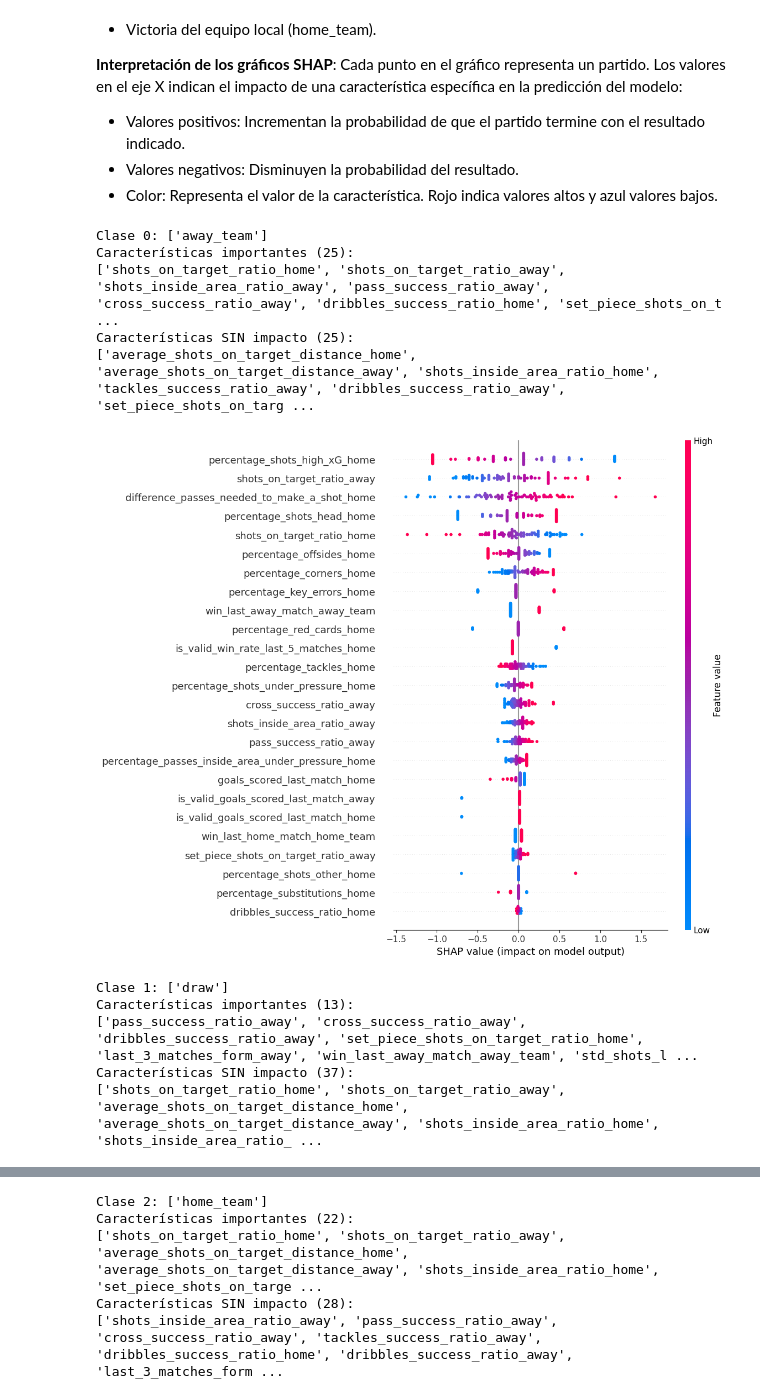
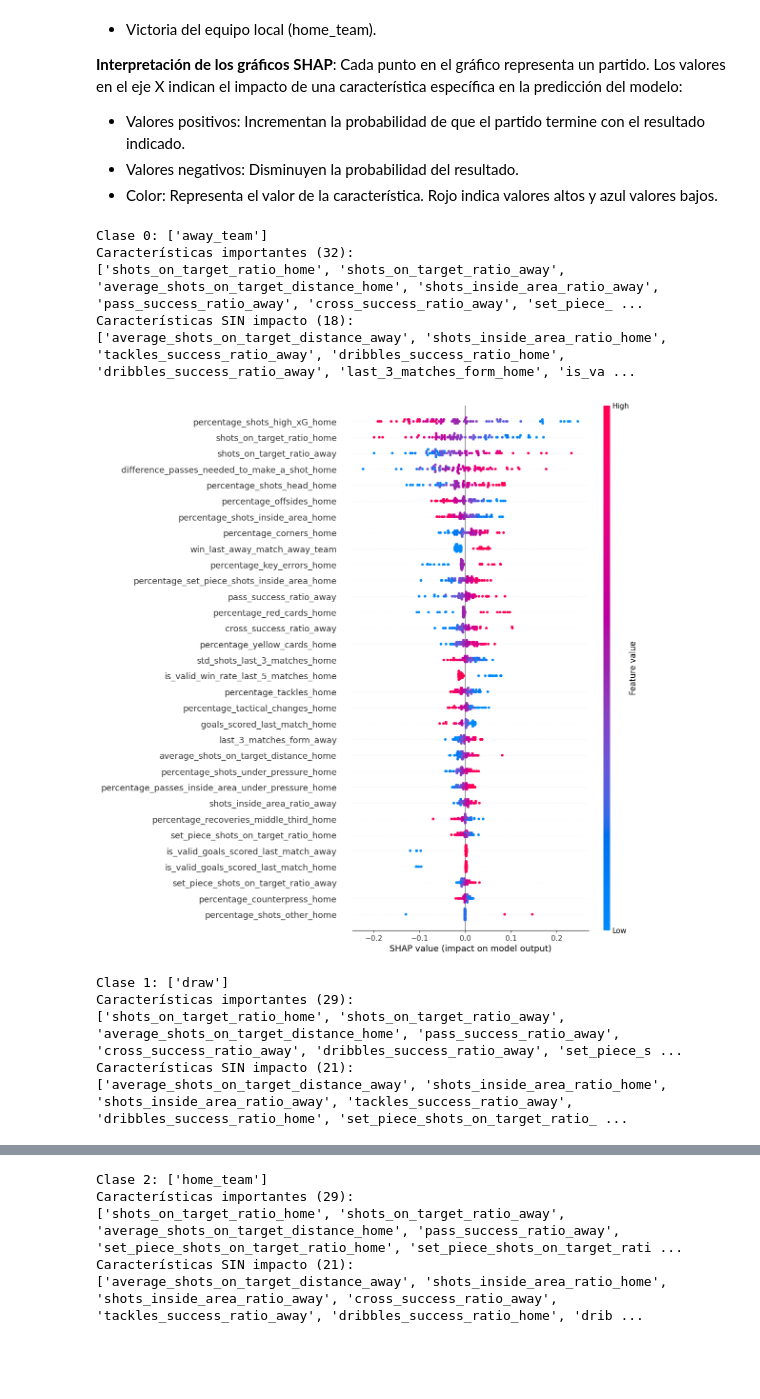
Before and after one commit to Jaime-Linares/DataAnalysis-FootySage, a Jupyter notebook: 2_analysis.ipynb, the cells around one changed output, grey strips where cells are left out. Saved outputs shown, nothing was run; the diff lists cells and outputs as text; code cells hidden in the pictures; blank space fills up the shorter version.

Commit message:
[fix] calculate the impact of all features in a match over the entry dataset using SHAP with "predict_proba"

```diff
--- a/2_analysis.ipynb
+++ b/2_analysis.ipynb
@@ -174,36 +174,36 @@ Cada uno de los siguientes gráficos representa la importancia de las variables
 - Valores negativos: Disminuyen la probabilidad del resultado.
 - Color: Representa el valor de la característica. Rojo indica valores altos y azul valores bajos.
 # %%
-explainer_LaLiga = shap.Explainer(best_model_LaLiga, X_train_reduced_LaLiga, feature_names=feature_names_reduced_LaLiga)
+explainer_LaLiga = shap.Explainer(best_model_LaLiga.predict_proba, X_train_reduced_LaLiga, feature_names=feature_names_reduced_LaLiga)
 shap_values_LaLiga = explainer_LaLiga(X_test_reduced_LaLiga)
 # %%
 # definimos un umbral de importancia
-threshold = 0.01
+threshold = 0.005
 
 for i in range(shap_values_LaLiga.shape[2]):
     print(f"Clase {i}: {encoder_LaLiga.inverse_transform([i])}")
     # calculamos la importancia media de cada característica y filtramos las características que superen el umbral
     shap_importance = np.abs(shap_values_LaLiga.values[:, :, i]).mean(axis=0)
     important_features = np.where(shap_importance > threshold)[0]
     unimportant_features = np.where(shap_importance <= threshold)[0]
     print(f"Características importantes ({len(important_features)}):")
     print([feature_names_reduced_LaLiga[idx] for idx in important_features])
     print(f"Características SIN impacto ({len(unimportant_features)}):")
     print([feature_names_reduced_LaLiga[idx] for idx in unimportant_features])
     # si hay características que superen el umbral, mostramos el gráfico
     if len(important_features) > 0:
         shap.plots.beeswarm(shap_values_LaLiga[:, important_features, i], max_display=important_features.size)
     else:
         print(f"No hay características con impacto mayor a {threshold} para la clase {i}.")
 # %% [output]
 Clase 0: ['away_team']
-Características importantes (25):
-['shots_on_target_ratio_home', 'shots_on_target_ratio_away', 'shots_inside_area_ratio_away', 'pass_success_ratio_away', 'cross_success_ratio_away', 'dribbles_success_ratio_home', 'set_piece_shots_on_t ...
-Características SIN impacto (25):
-['average_shots_on_target_distance_home', 'average_shots_on_target_distance_away', 'shots_inside_area_ratio_home', 'tackles_success_ratio_away', 'dribbles_success_ratio_away', 'set_piece_shots_on_targ ...
+Características importantes (32):
+['shots_on_target_ratio_home', 'shots_on_target_ratio_away', 'average_shots_on_target_distance_home', 'shots_inside_area_ratio_away', 'pass_success_ratio_away', 'cross_success_ratio_away', 'set_piece_ ...
+Características SIN impacto (18):
+['average_shots_on_target_distance_away', 'shots_inside_area_ratio_home', 'tackles_success_ratio_away', 'dribbles_success_ratio_home', 'dribbles_success_ratio_away', 'last_3_matches_form_home', 'is_va ...
-[figure, old version]
+[figure, new version]
 Clase 1: ['draw']
-Características importantes (13):
-['pass_success_ratio_away', 'cross_success_ratio_away', 'dribbles_success_ratio_away', 'set_piece_shots_on_target_ratio_home', 'last_3_matches_form_away', 'win_last_away_match_away_team', 'std_shots_l ...
-Características SIN impacto (37):
-['shots_on_target_ratio_home', 'shots_on_target_ratio_away', 'average_shots_on_target_distance_home', 'average_shots_on_target_distance_away', 'shots_inside_area_ratio_home', 'shots_inside_area_ratio_ ...
+Características importantes (29):
+['shots_on_target_ratio_home', 'shots_on_target_ratio_away', 'average_shots_on_target_distance_home', 'pass_success_ratio_away', 'cross_success_ratio_away', 'dribbles_success_ratio_away', 'set_piece_s ...
+Características SIN impacto (21):
+['average_shots_on_target_distance_away', 'shots_inside_area_ratio_home', 'shots_inside_area_ratio_away', 'tackles_success_ratio_away', 'dribbles_success_ratio_home', 'set_piece_shots_on_target_ratio_ ...
@@ -211,5 +211,5 @@ Características SIN impacto (37):
 Clase 2: ['home_team']
-Características importantes (22):
-['shots_on_target_ratio_home', 'shots_on_target_ratio_away', 'average_shots_on_target_distance_home', 'average_shots_on_target_distance_away', 'shots_inside_area_ratio_home', 'set_piece_shots_on_targe ...
-Características SIN impacto (28):
-['shots_inside_area_ratio_away', 'pass_success_ratio_away', 'cross_success_ratio_away', 'tackles_success_ratio_away', 'dribbles_success_ratio_home', 'dribbles_success_ratio_away', 'last_3_matches_form ...
+Características importantes (29):
+['shots_on_target_ratio_home', 'shots_on_target_ratio_away', 'average_shots_on_target_distance_home', 'pass_success_ratio_away', 'set_piece_shots_on_target_ratio_home', 'set_piece_shots_on_target_rati ...
+Características SIN impacto (21):
+['average_shots_on_target_distance_away', 'shots_inside_area_ratio_home', 'shots_inside_area_ratio_away', 'cross_success_ratio_away', 'tackles_success_ratio_away', 'dribbles_success_ratio_home', 'drib ...
```
Also changed, not shown: parts of 2 cells of this notebook.
